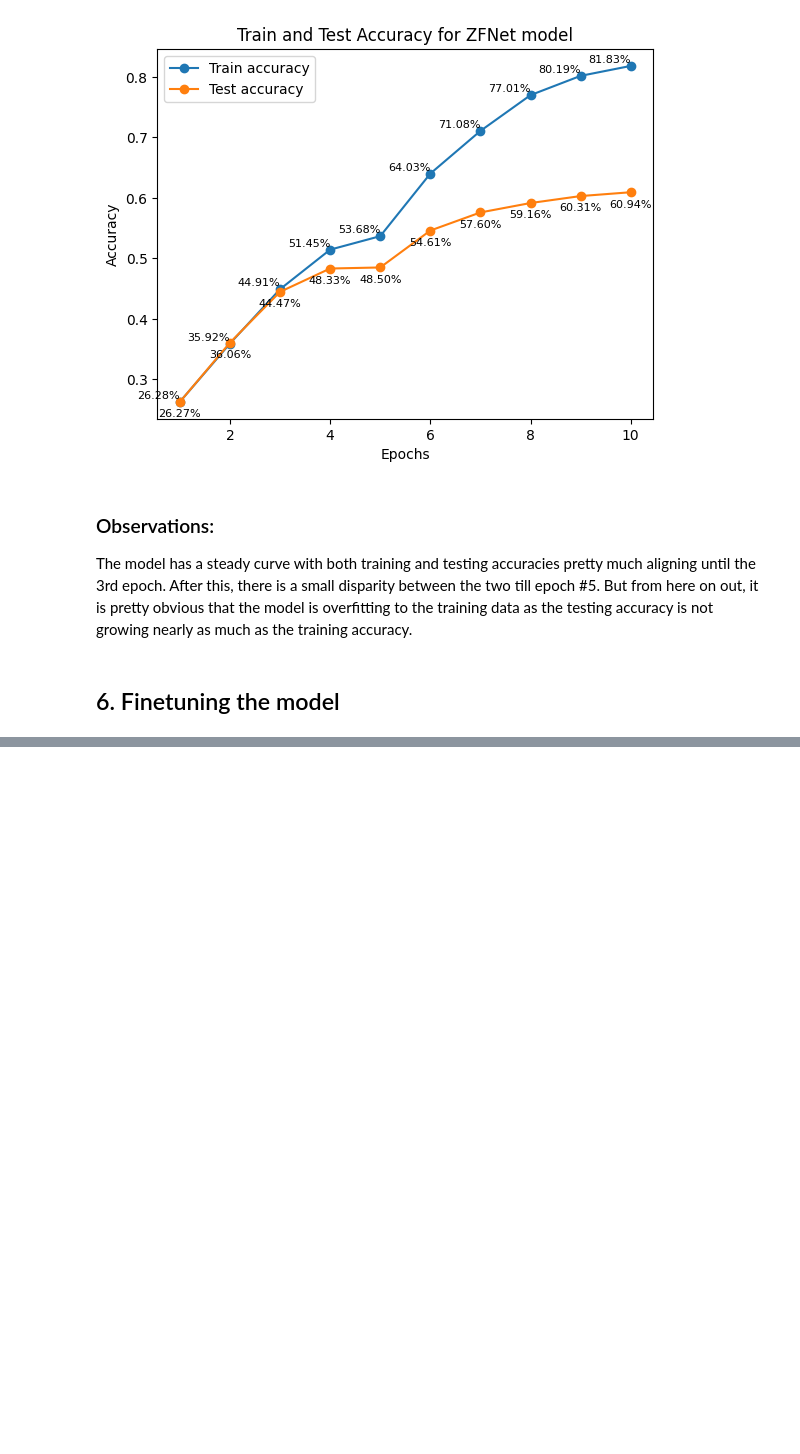
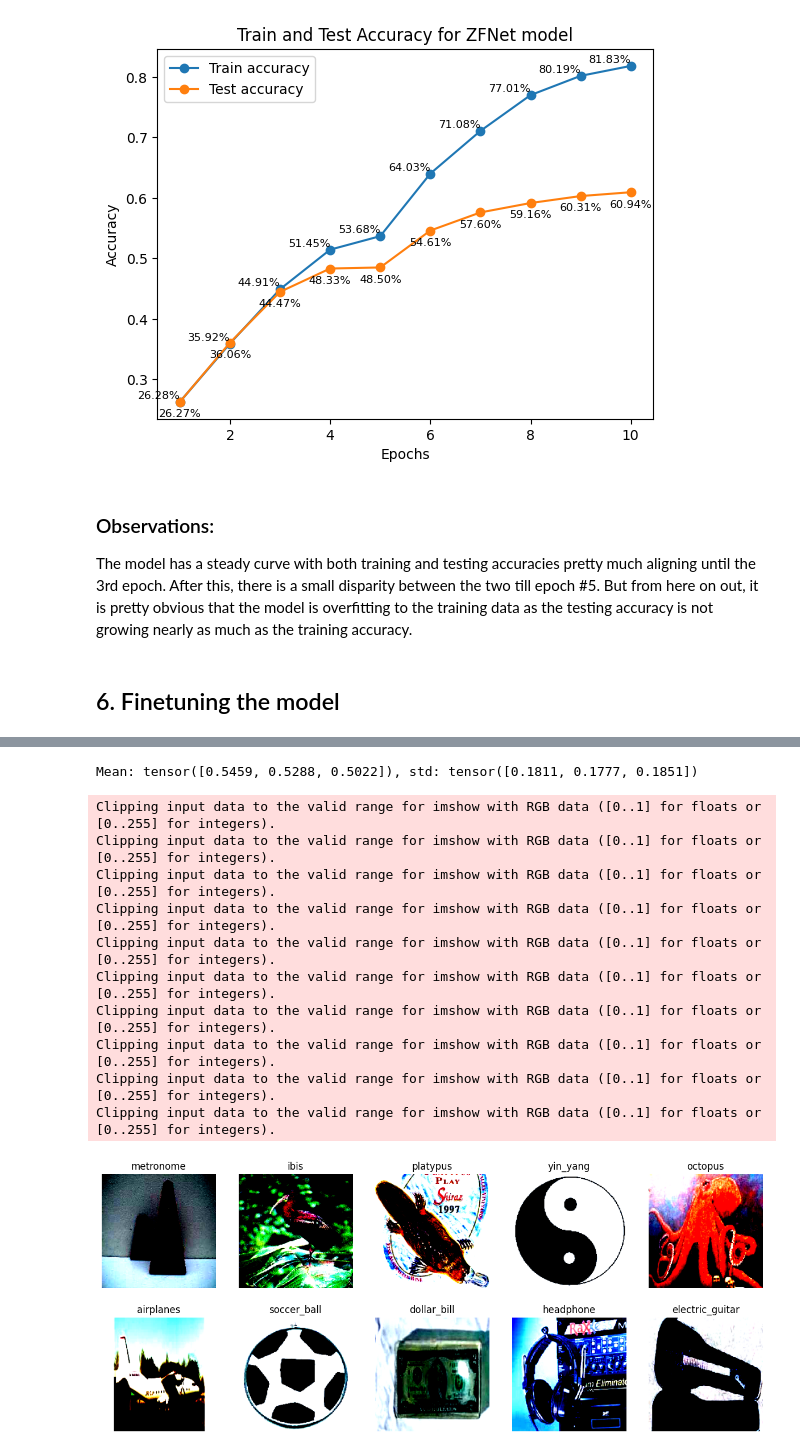
Before and after one commit to sprince0031/UL_Masters, a Jupyter notebook: SEM_2/CS6482-Deep_Reinforcement_Learning/Assignment1/CS6482-Assign1-23007575-23052058.ipynb, the cells around one changed output, grey strips where cells are left out. Saved outputs shown, nothing was run; the diff lists cells and outputs as text; code cells hidden in the pictures; blank space fills up the shorter version.

Commit message:
[Update] Added another run with the newly computed mean and std deviation values for the Caltech-101 dataset.

```diff
--- a/SEM_2/CS6482-Deep_Reinforcement_Learning/Assignment1/CS6482-Assign1-23007575-23052058.ipynb
+++ b/SEM_2/CS6482-Deep_Reinforcement_Learning/Assignment1/CS6482-Assign1-23007575-23052058.ipynb
@@ -68,7 +68,7 @@ torch.__version__
 # Global variables
 ROOT_DIR = './datasets/'
 EPOCHS = 10
-BATCH_SIZE = 16
+BATCH_SIZE = 32
 # %% [markdown]
 ### Selecting the device to use
 # %%
@@ -435,0 +470,65 @@ The model has a steady curve with both training and testing accuracies pretty mu
+# %%
+transform_temp = transforms.Compose([
+    transforms.ToPILImage(),
+    transforms.Resize((224, 224)),
+    transforms.ToTensor()
+])
+
+dataset = Caltech101Dataset(image_paths, labels, transform_temp)
+
+loader = DataLoader(dataset,
+                         batch_size=10,
+                         num_workers=0,
+                         shuffle=False,
+                         drop_last=False)
+
+mean = 0.0
+for imgs, _ in loader:
+    batch_samples = imgs.size(0)
+    imgs = imgs.view(batch_samples, imgs.size(1), -1)
+    mean += imgs.mean(2).sum(0)
+mean = mean / len(loader.dataset)
+
+var = 0.0
+pixel_count = 0
+for imgs, _ in loader:
+    batch_samples = imgs.size(0)
+    imgs = imgs.view(batch_samples, imgs.size(1), -1)
+    var += ((imgs - mean.unsqueeze(1))**2).sum([0,2])
+    pixel_count += imgs.nelement()
+std = torch.sqrt(var / pixel_count)
+
+print(f'Mean: {mean}, std: {std}')
+# %% [output]
+Mean: tensor([0.5459, 0.5288, 0.5022]), std: tensor([0.1811, 0.1777, 0.1851])
+# %%
+# Transformations
+transform_new = transforms.Compose([
+    transforms.ToPILImage(),
+    transforms.Resize((224, 224)),
+    transforms.ToTensor(),
+    transforms.Normalize(mean=[0.5459, 0.5288, 0.5022], std=[0.1811, 0.1777, 0.1851]) # Using the newly computed mean and std deviation values across 3 channels
+])
+
+# DataLoader
+train_dataset = Caltech101Dataset(X_train, y_train, transform=transform_new)
+test_dataset = Caltech101Dataset(X_test, y_test, transform=transform_new)
+train_loader = DataLoader(train_dataset, batch_size=BATCH_SIZE, shuffle=True)
+test_loader = DataLoader(test_dataset, batch_size=BATCH_SIZE, shuffle=False)
+# %%
+# Assuming 'train_dataset' is already loaded and transformed
+images, labels = next(iter(train_loader))
+# Convert labels back to original encoding to get class names
+show_images(images[:10], labels[:10], classes)
+# %% [output]
+Clipping input data to the valid range for imshow with RGB data ([0..1] for floats or [0..255] for integers).
+Clipping input data to the valid range for imshow with RGB data ([0..1] for floats or [0..255] for integers).
+Clipping input data to the valid range for imshow with RGB data ([0..1] for floats or [0..255] for integers).
+Clipping input data to the valid range for imshow with RGB data ([0..1] for floats or [0..255] for integers).
+Clipping input data to the valid range for imshow with RGB data ([0..1] for floats or [0..255] for integers).
+Clipping input data to the valid range for imshow with RGB data ([0..1] for floats or [0..255] for integers).
+Clipping input data to the valid range for imshow with RGB data ([0..1] for floats or [0..255] for integers).
+Clipping input data to the valid range for imshow with RGB data ([0..1] for floats or [0..255] for integers).
+Clipping input data to the valid range for imshow with RGB data ([0..1] for floats or [0..255] for integers).
+Clipping input data to the valid range for imshow with RGB data ([0..1] for floats or [0..255] for integers).
+[figure, added]
```
Also changed, not shown: parts of 19 cells of this notebook, 3 other files.
